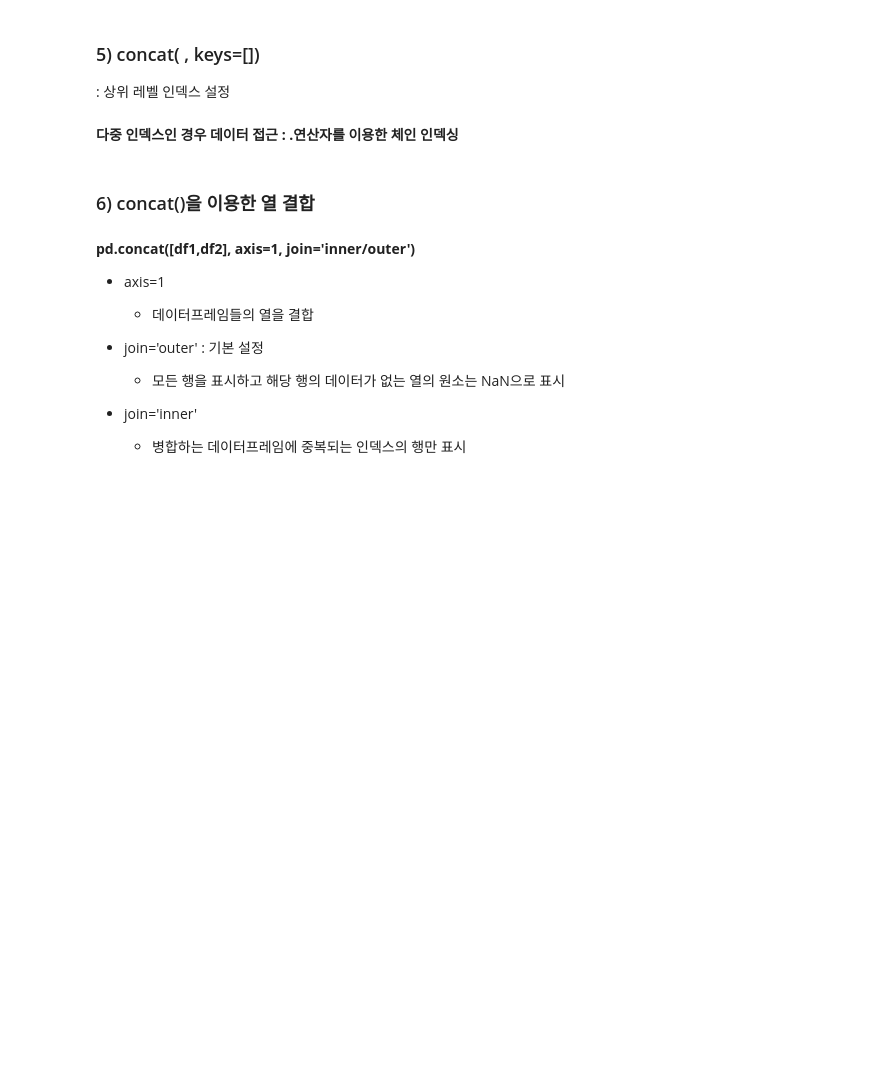
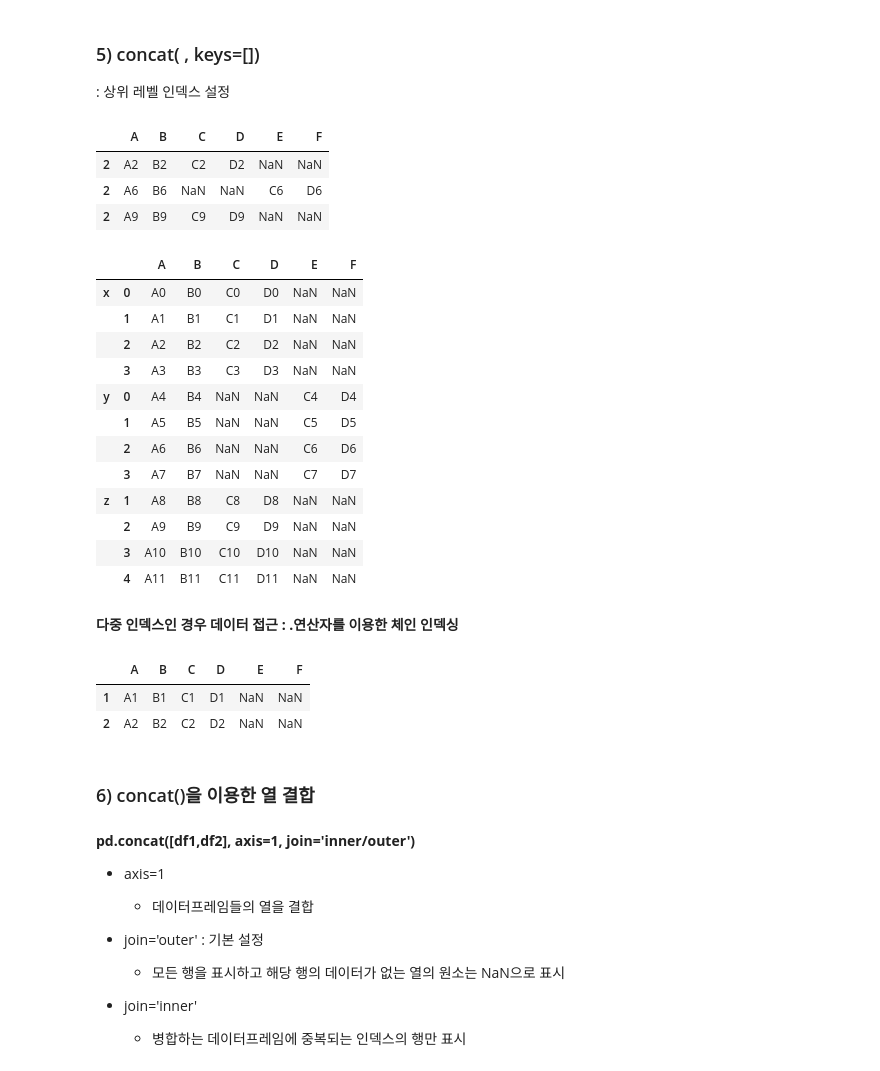
Before and after one commit to rlfgus0821/-HTML-, a Jupyter notebook: 05_pandas/pandas_07_데이터합치기.ipynb, the cells around one changed output. Cells and saved outputs as stored; diff of their text form; code cells hidden in the pictures; blank space fills up the shorter version.

```diff
--- a/05_pandas/pandas_07_데이터합치기.ipynb
+++ b/05_pandas/pandas_07_데이터합치기.ipynb
@@ -119,6 +222,36 @@ df3
+# %%
+result2.loc[2]
+# %% [output]
+|  | A | B | C | D | E | F |
+| 2 | A2 | B2 | C2 | D2 | NaN | NaN |
+| 2 | A6 | B6 | NaN | NaN | C6 | D6 |
+| 2 | A9 | B9 | C9 | D9 | NaN | NaN |
+# %%
+result2 = pd.concat([df1,df2,df3], keys=['x','y','z'])
+result2
+# %% [output]
+|  |  | A | B | C | D | E | F |
+| x | 0 | A0 | B0 | C0 | D0 | NaN | NaN |
+|  | 1 | A1 | B1 | C1 | D1 | NaN | NaN |
+|  | 2 | A2 | B2 | C2 | D2 | NaN | NaN |
+|  | 3 | A3 | B3 | C3 | D3 | NaN | NaN |
+| y | 0 | A4 | B4 | NaN | NaN | C4 | D4 |
+|  | 1 | A5 | B5 | NaN | NaN | C5 | D5 |
+|  | 2 | A6 | B6 | NaN | NaN | C6 | D6 |
+|  | 3 | A7 | B7 | NaN | NaN | C7 | D7 |
+| z | 1 | A8 | B8 | C8 | D8 | NaN | NaN |
+|  | 2 | A9 | B9 | C9 | D9 | NaN | NaN |
+|  | 3 | A10 | B10 | C10 | D10 | NaN | NaN |
+|  | 4 | A11 | B11 | C11 | D11 | NaN | NaN |
 # %% [markdown]
 **다중 인덱스인 경우 데이터 접근
 : .연산자를 이용한 체인 인덱싱**
+# %%
+result2.loc['x'].loc[1:2]
+# %% [output]
+|  | A | B | C | D | E | F |
+| 1 | A1 | B1 | C1 | D1 | NaN | NaN |
+| 2 | A2 | B2 | C2 | D2 | NaN | NaN |
 # %% [markdown]
 ### 6) concat()을 이용한 열 결합
 # %% [markdown]
```
Also changed, not shown: parts of 61 cells of this notebook, 3 other files.
